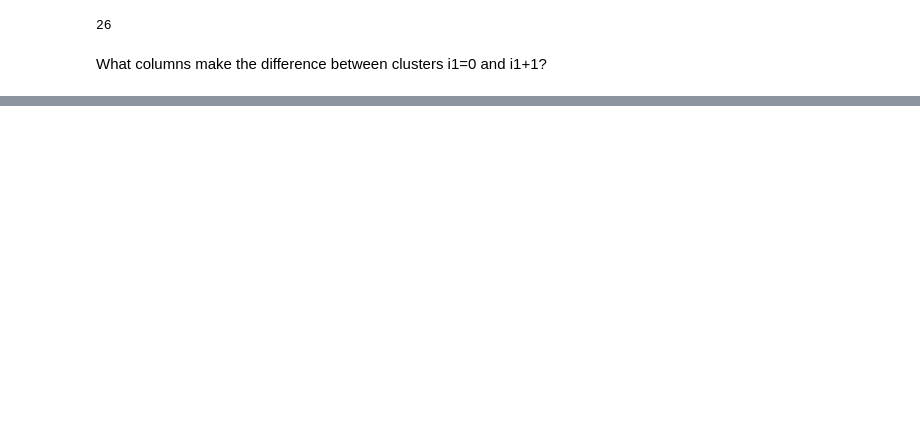
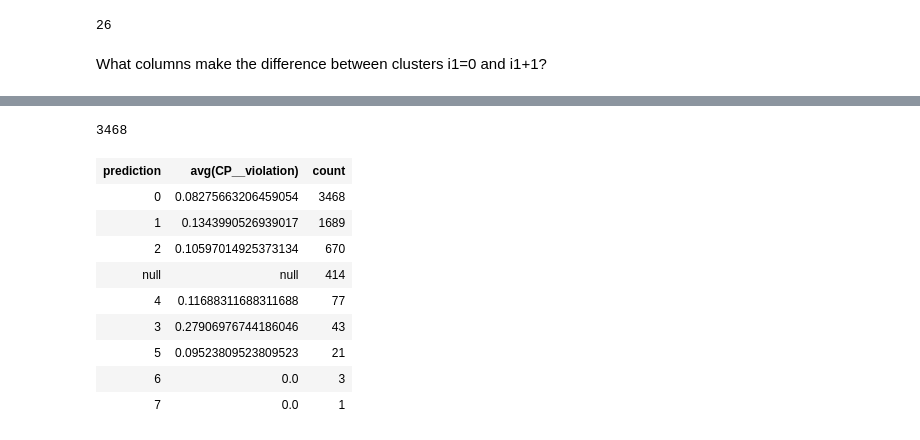
Before and after one commit to ALuchinsky/Spring2022_CS6500, a Jupyter notebook: notebooks/Compare.ipynb, the cells around one changed output, grey strips where cells are left out. Cells and saved outputs as stored; diff of their text form; code cells hidden in the pictures; blank space fills up the shorter version.

```diff
--- a/notebooks/Compare.ipynb
+++ b/notebooks/Compare.ipynb
@@ -196,3 +254,9 @@ len(numeric_columns)
 import pyspark.sql.functions as F
 # %% [markdown]
 What columns make the difference between clusters i1=0 and i1+1?
+# %%
+def get_means(col, data):
+    means = bkmeans.select(col, "prediction").groupby("prediction").\
+            agg(mean(col), F.count(F.lit(1)).alias("count")).\
+            sort(desc("count"))
+    return means
@@ -198,0 +276,17 @@ What columns make the difference between clusters i1=0 and i1+1?
+# %%
+bkmeans.filter("prediction == 0").count()
+# %% [output]
+3468
+# %%
+get_means(numeric_columns[0], bkemans)
+# %% [output]
+| prediction | avg(CP__violation) | count |
+| 0 | 0.08275663206459054 | 3468 |
+| 1 | 0.1343990526939017 | 1689 |
+| 2 | 0.10597014925373134 | 670 |
+| null | null | 414 |
+| 4 | 0.11688311688311688 | 77 |
+| 3 | 0.27906976744186046 | 43 |
+| 5 | 0.09523809523809523 | 21 |
+| 6 | 0.0 | 3 |
+| 7 | 0.0 | 1 |
```
Also changed, not shown: parts of 18 cells of this notebook, 2 other files.
